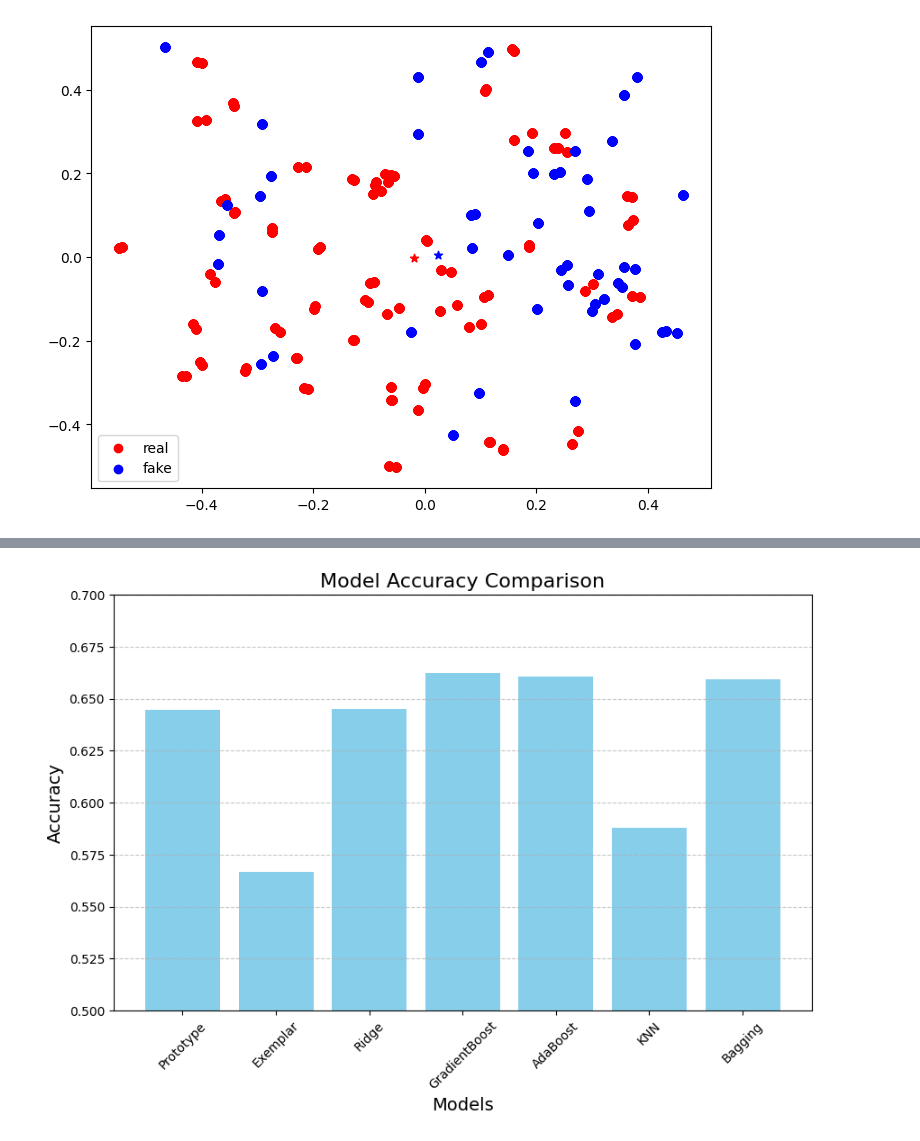
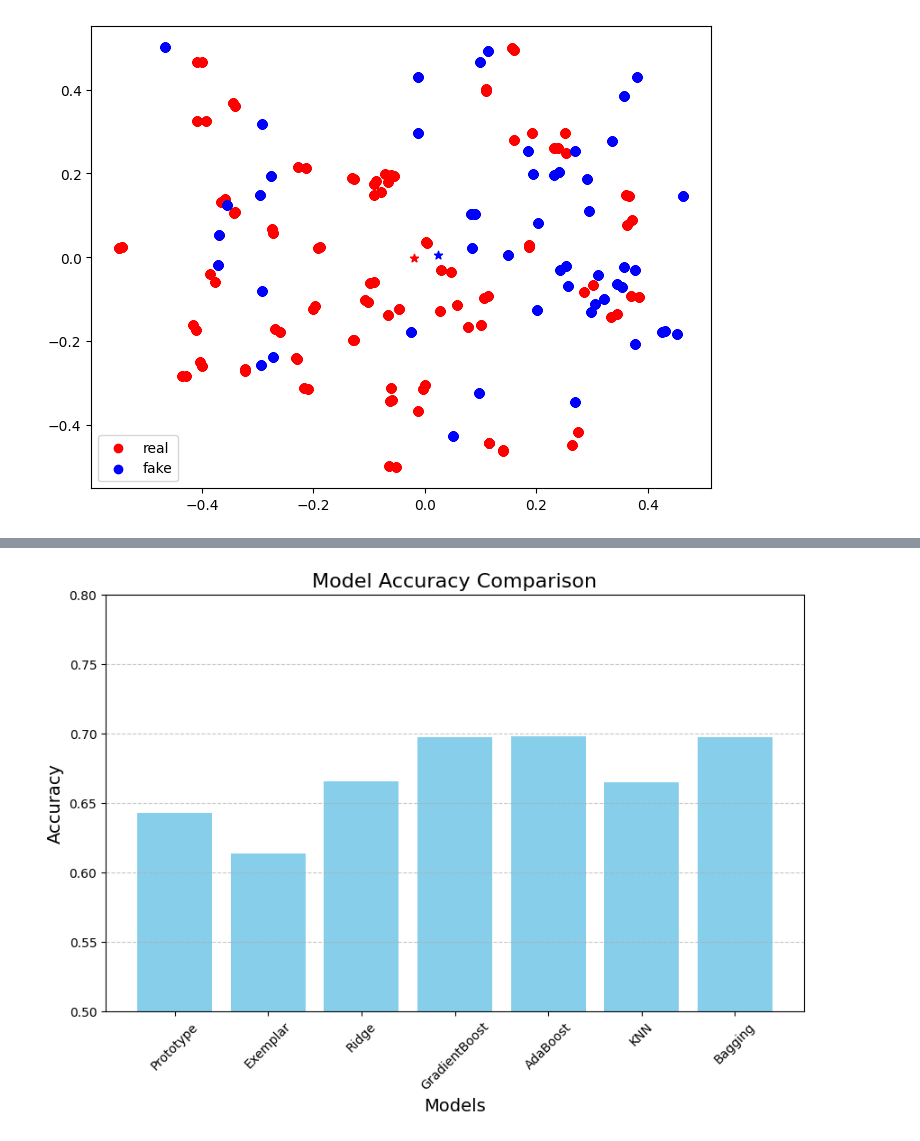
Before and after one commit to cros-nash/ds497-project, a Jupyter notebook: ExemplarPrototype(1).ipynb, the cells around one changed output, grey strips where cells are left out. Saved outputs shown, nothing was run; the diff lists cells and outputs as text; code cells hidden in the pictures.

```diff
--- a/ExemplarPrototype(1).ipynb
+++ b/ExemplarPrototype(1).ipynb
@@ -77,9 +78,6 @@ df["image"] = df["image"].astype(int)
 
 df_merged = pd.merge(df_resp, df, on="image", how="inner")
 pca_columns = [i for i in range(0, 2)]
-
-confidence = 0
-df_merged = df_merged[df_merged["confidence"] >= confidence]
 
 X = df_merged[pca_columns].values
 y = df_merged["choice"].values
@@ -102,3 +100,38 @@ plt.legend([pla, plb], ["real", "fake"])
 plt.show()
 # %% [output]
 [figure]
+# %%
+import matplotlib.pyplot as plt
+
+df_resp = pd.read_csv("./DATA AND R CODE/eachresponse.csv")
+df_resp = df_resp.dropna(how='any')
+
+df = pd.read_pickle('df_lda_1')
+df["image"] = df["image"].str.extract(r'\((\d+)\)', expand=False)
+df = df.dropna(subset=["image"])  # Drop rows where 'image' is NaN
+df["image"] = df["image"].astype(int)
+
+df_merged = pd.merge(df_resp, df, on="image", how="inner")
+
+X = df_merged[0].values
+y = df_merged["choice"].values
+
+fake_proto, real_proto = gen_prototypes(X, y)
+
+fig = plt.figure(figsize=(8, 6))
+real = df_merged[df_merged['label'] == 'real']
+fake = df_merged[df_merged['label'] == 'fake']
+
+y_coords_real = np.zeros(len(real[0]))
+y_coords_fake = np.zeros(len(fake[0]))
+
+pla = plt.scatter(real[0], y_coords_real, color='red')
+plb = plt.scatter(fake[0], y_coords_fake, color='blue')
+
+plt.scatter(real_proto, 0, color='red', marker='*')
+plt.scatter(fake_proto, 0, color='blue', marker='*')
+
+plt.legend([pla, plb], ["real", "fake"])
+
+
+plt.show()
@@ -105,7 +140,7 @@ plt.show()
 # %%
 # [1, 2, 3, 4, 5, 10, 20, 30, 50, 100]
 pca_dfs = {
-    1:  'df_pca_1',
+    1: 'df_pca_1',
     2:  'df_pca_2',
     3:  'df_pca_3',
     4:  'df_pca_4',
@@ -115,6 +150,7 @@ pca_dfs = {
     30: 'df_pca_30',
     50: 'df_pca_50',
     100:'df_pca_100'
+
 }
 
 results = []
@@ -131,7 +167,7 @@ for d, df_pca in pca_dfs.items():
     df_merged = pd.merge(df_resp, df, on="image", how="inner")
     pca_columns = [i for i in range(0, d)]
 
-    confidence = 4
+    confidence = 7
     df_merged = df_merged[df_merged["confidence"] >= confidence]
 
     X = df_merged[pca_columns].values
@@ -216,30 +336,30 @@ print(results_df)
 # %%
 import matplotlib.pyplot as plt
 
 # Extract model names and their corresponding accuracies
 models = ['Prototype', 'Exemplar', 'Ridge', 'GradientBoost', 'AdaBoost', 'KNN', 'Bagging']
 accuracies = [
     results_df['prototype_acc'].iloc[-1],
     results_df['exemplar_acc'].iloc[-1],
     results_df['ml_ridge_acc'].iloc[-1],
     results_df['ml_gradientBoost_acc'].iloc[-1],
     results_df['ml_adaBoost_acc'].iloc[-1],
     results_df['ml_knn_acc'].iloc[-1],
     results_df['ml_bagging_acc'].iloc[-1]
 ]
 
 # Create the bar plot
 plt.figure(figsize=(10, 6))
 plt.bar(models, accuracies, color='skyblue')
 plt.title('Model Accuracy Comparison', fontsize=16)
 plt.ylabel('Accuracy', fontsize=14)
 plt.xlabel('Models', fontsize=14)
-plt.ylim(0.5, 0.7)  # Adjust the y-axis range for better visualization
+plt.ylim(0.5, 0.8)  # Adjust the y-axis range for better visualization
 plt.xticks(rotation=45)
 plt.grid(axis='y', linestyle='--', alpha=0.7)
 plt.show()
 # %% [output]
-[figure, old version]
+[figure, new version]
 # %%
 # Extract data for plotting
 dims = results_df['dims']
```
Also changed, not shown: parts of 5 cells of this notebook, 2 other files.
